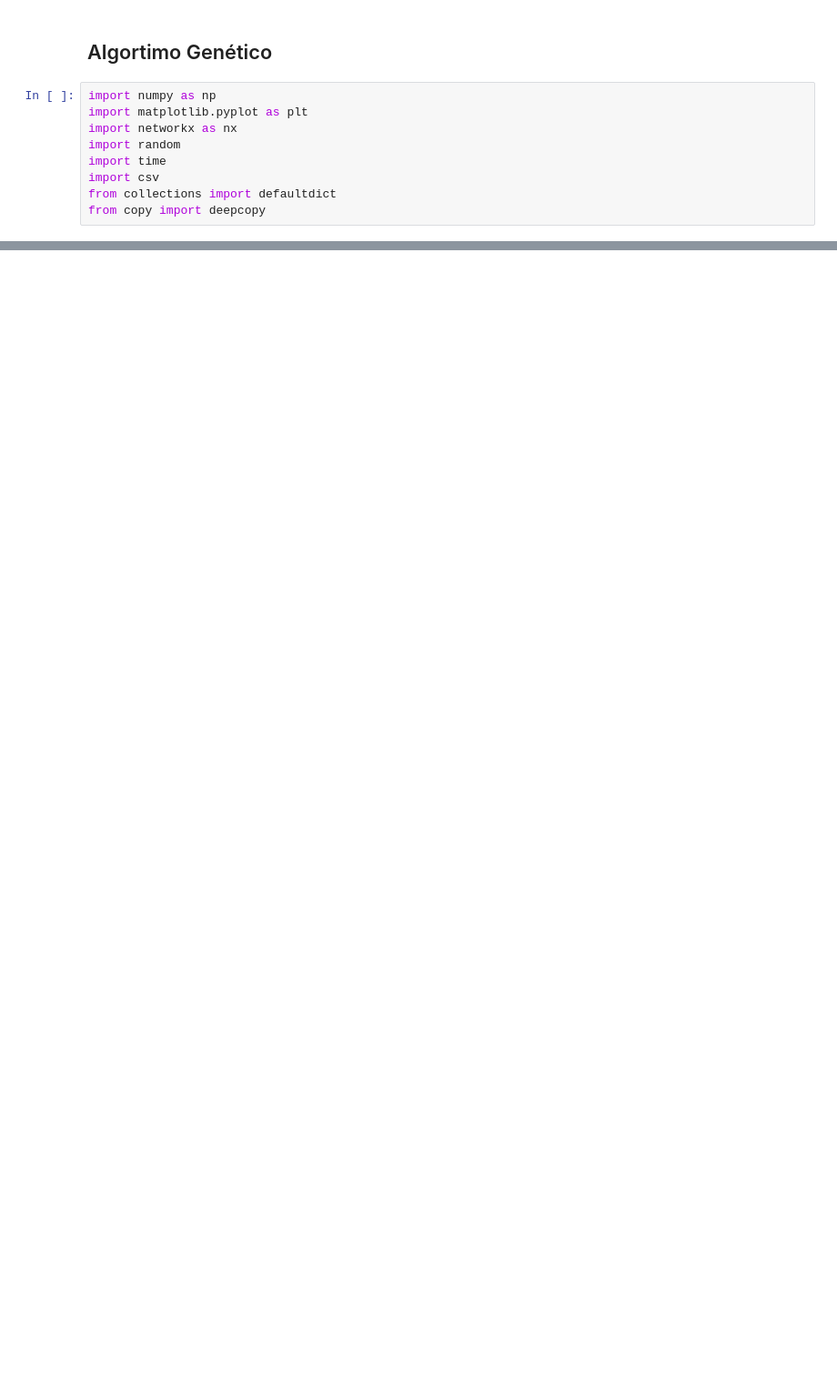
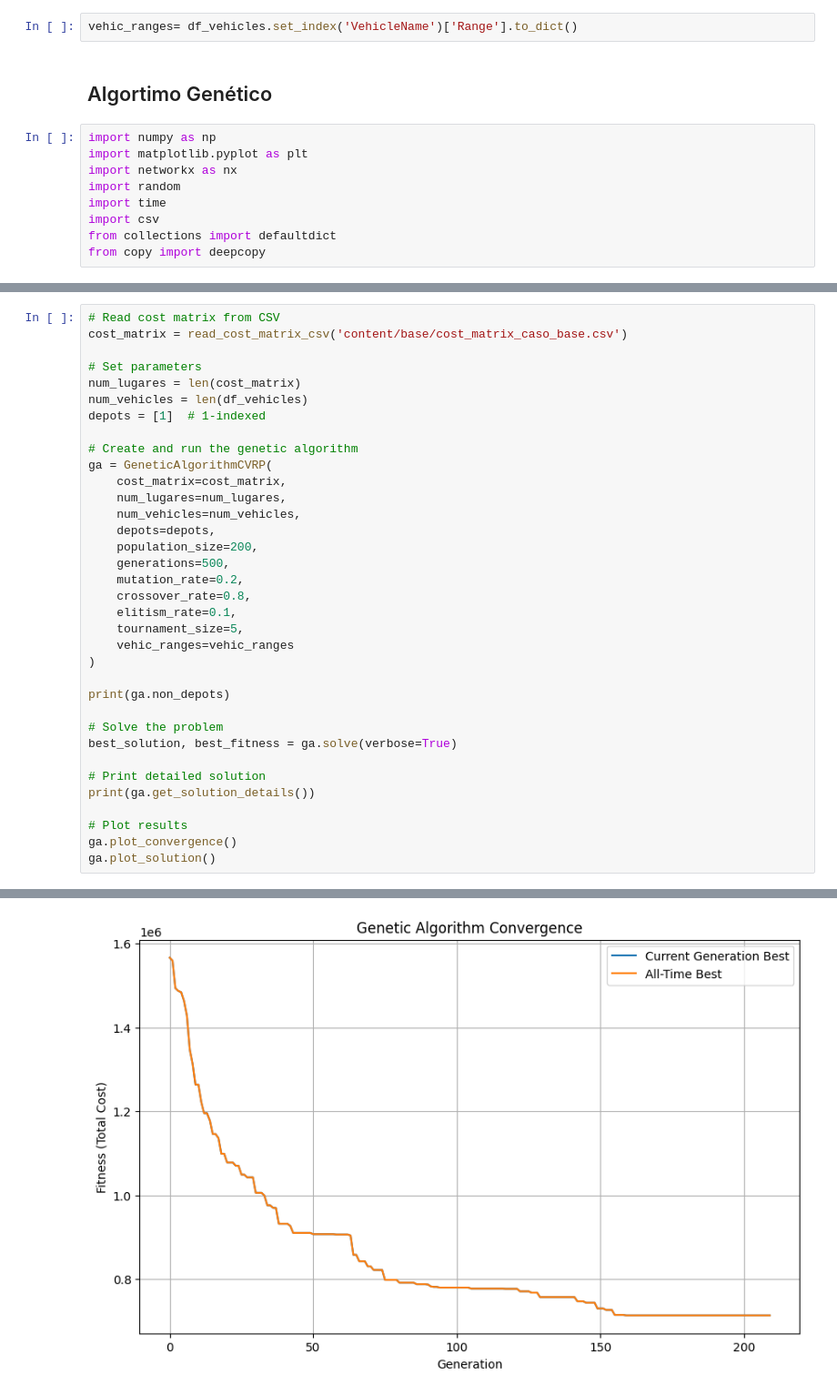
Before and after one commit to SuperEquipoEstrella/MOS-Entrega-3, a Jupyter notebook: E3-problema_A_caso1.ipynb, the cells around one changed output, grey strips where cells are left out. Shown at 91% size. Cells and saved outputs as stored; diff of their text form; blank space fills up the shorter version.

```diff
--- a/E3-problema_A_caso1.ipynb
+++ b/E3-problema_A_caso1.ipynb
@@ -27,3 +22,5 @@ print(demand_dict)
+# %%
+vehic_ranges= df_vehicles.set_index('VehicleName')['Range'].to_dict()
 # %% [markdown]
 ## Algortimo Genético
 # %%
@@ -802,0 +758,36 @@ TypeError: GeneticAlgorithmMTSP._repair_capacity() takes 2 positional arguments
+# %%
+# Read cost matrix from CSV
+cost_matrix = read_cost_matrix_csv('content/base/cost_matrix_caso_base.csv')
+
+# Set parameters
+num_lugares = len(cost_matrix)
+num_vehicles = len(df_vehicles)
+depots = [1]  # 1-indexed
+
+# Create and run the genetic algorithm
+ga = GeneticAlgorithmCVRP(
+    cost_matrix=cost_matrix,
+    num_lugares=num_lugares,
+    num_vehicles=num_vehicles,
+    depots=depots,
+    population_size=200,
+    generations=500,
+    mutation_rate=0.2,
+    crossover_rate=0.8,
+    elitism_rate=0.1,
+    tournament_size=5,
+    vehic_ranges=vehic_ranges
+)
+
+print(ga.non_depots)
+
+# Solve the problem
+best_solution, best_fitness = ga.solve(verbose=True)
+
+# Print detailed solution
+print(ga.get_solution_details())
+
+# Plot results
+ga.plot_convergence()
+ga.plot_solution()
+# %% [output]
@@ -802,0 +811 @@ TypeError: GeneticAlgorithmMTSP._repair_capacity() takes 2 positional arguments
+[figure, added]
```
Also changed, not shown: parts of 4 cells of this notebook.
